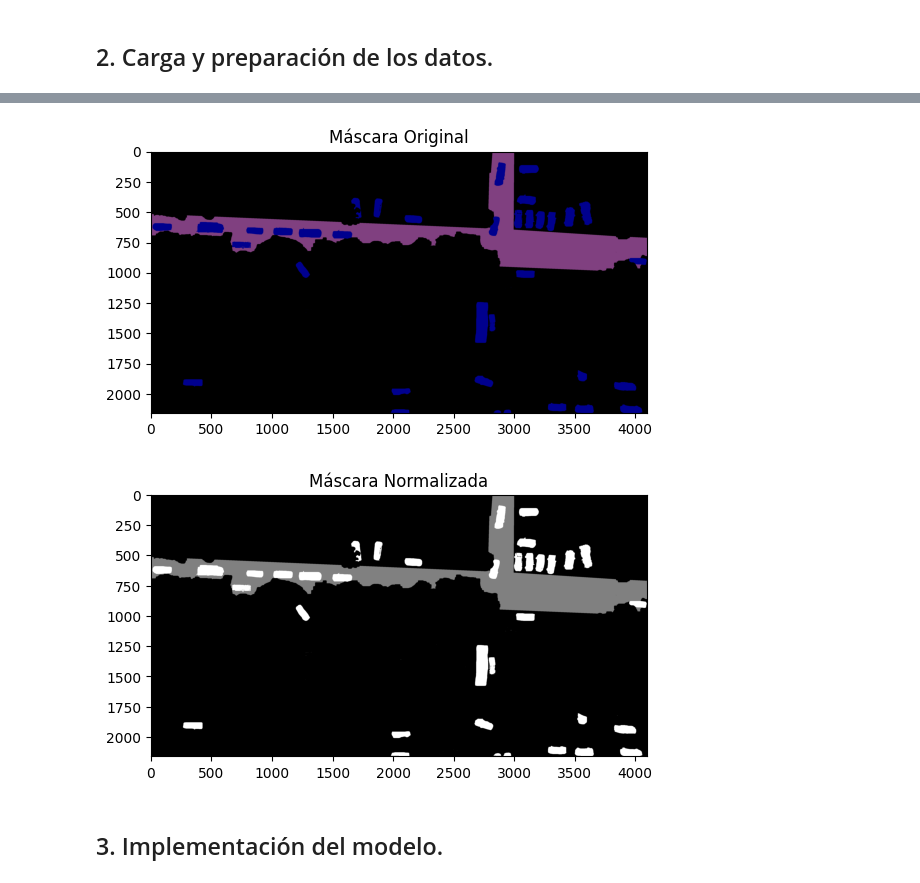
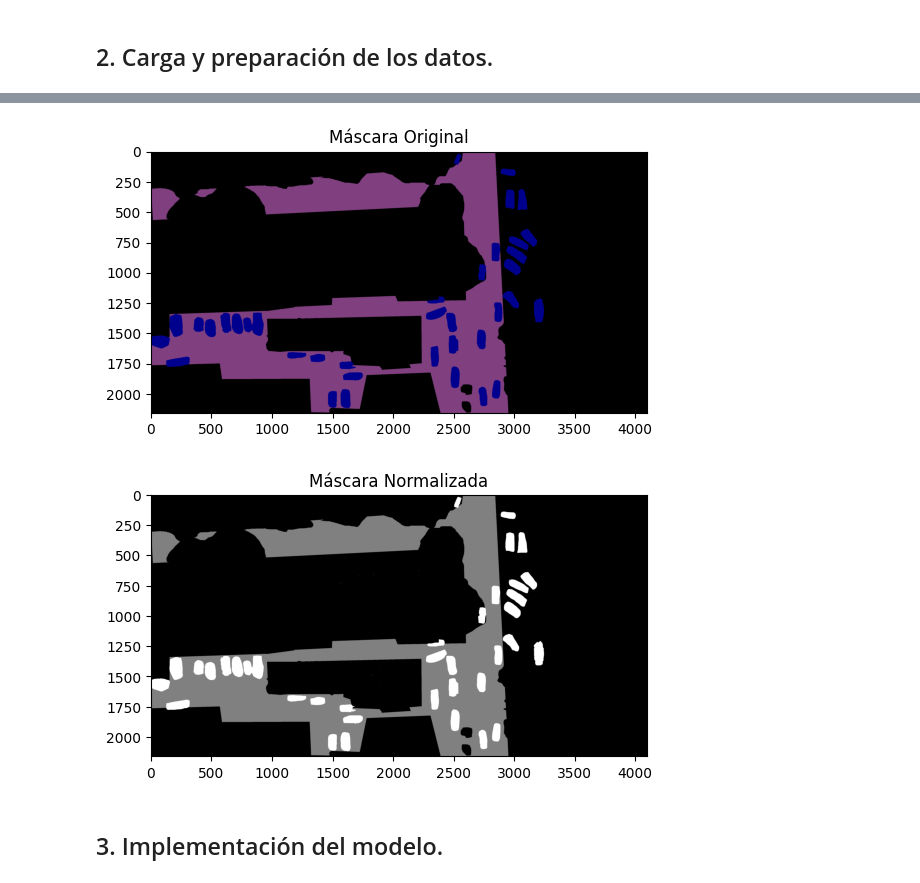
Before and after one commit to pab1s/granada-parking-segmentation, a Jupyter notebook: notebooks/VC_DeepLabV3+.ipynb, the cells around one changed output, grey strips where cells are left out. Drawn from its saved outputs; the diff is of its cells as text; code cells hidden in the pictures.

```diff
--- a/notebooks/VC_DeepLabV3+.ipynb
+++ b/notebooks/VC_DeepLabV3+.ipynb
@@ -244,20 +246,20 @@ x.shape, y.shape
 # %%
-path_to_image = '/media/HDD/Documentos/DGIIM5/UDD5_3C_AUGMENTED/train/src/000001.JPG'  # Cambia esto por una ruta real
+path_to_image = '/content/drive/My Drive/images/UDD5_3C_AUGMENTED/train/src/001401.JPG'  # Cambia esto por una ruta real
 mask_path = get_y_fn(path_to_image)
 
 # Cargar la máscara original
 original_mask = PILImage.create(mask_path)
 plt.imshow(original_mask)
 plt.title("Máscara Original")
 plt.show()
 
 # Aplicar normalización
 normalized_mask = normalize_mask(np.array(original_mask), mapping_class_color)
 plt.imshow(normalized_mask, cmap='gray')
 plt.title("Máscara Normalizada")
 plt.show()
 # %% [output]
-[figure, old version]
+[figure, new version]
-[figure, old version]
+[figure, new version]
 # %% [markdown]
 ## 3. Implementación del modelo.
```
Also changed, not shown: parts of 14 cells of this notebook, 16 other files.
